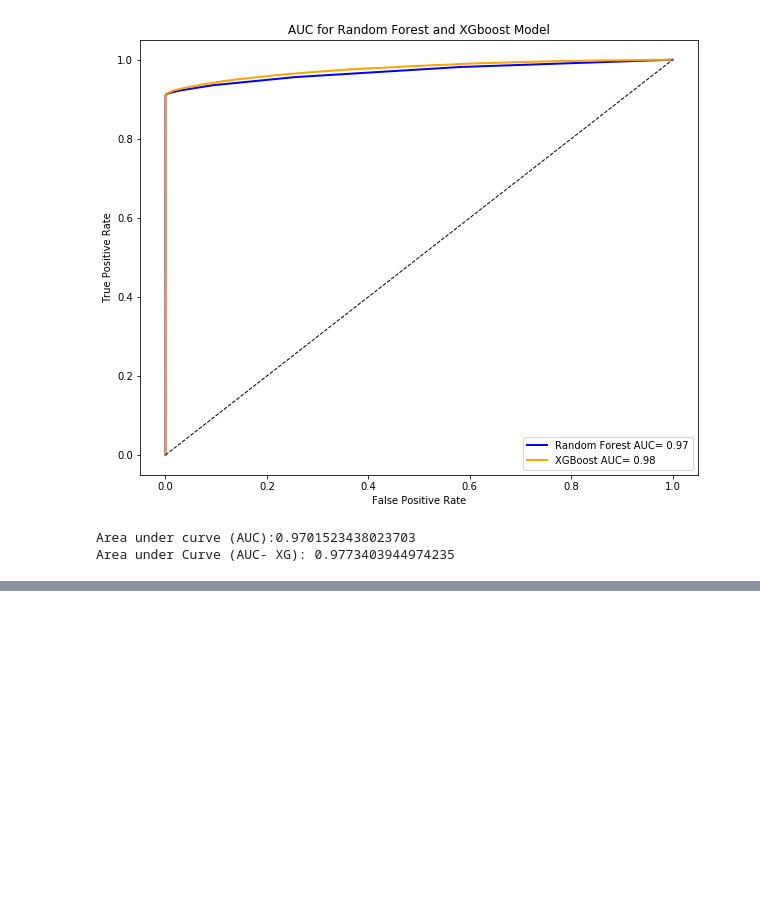
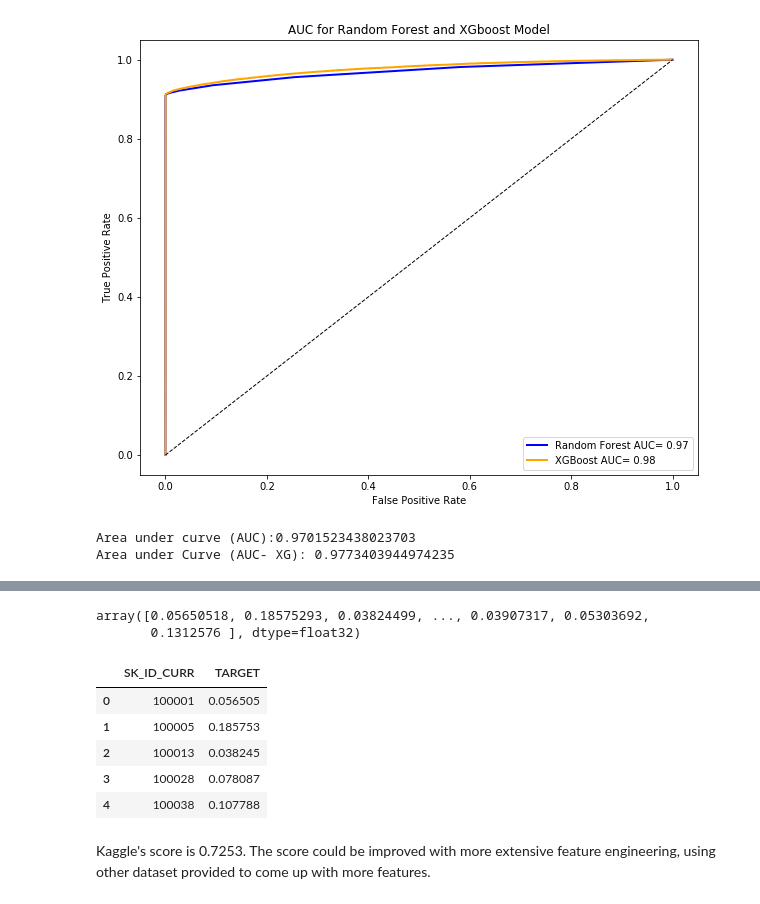
Before and after one commit to terrancexia/Home-Credit-Default-Risk-, a Jupyter notebook: Home Credit Default Risk.ipynb, the cells around one changed output, grey strips where cells are left out. Drawn from its saved outputs; the diff is of its cells as text; code cells hidden in the pictures; blank space fills up the shorter version.

```diff
--- a/Home Credit Default Risk.ipynb
+++ b/Home Credit Default Risk.ipynb
@@ -2057,0 +2092,3 @@ Based on the above model evaluation, both Random Forest and Optimized XGboost ha
+# %%
+#predict the target using xg5 model on the test data without target
+target_predtict = xg5.predict_proba(app_test4.values)
@@ -2057,0 +2105,19 @@ Based on the above model evaluation, both Random Forest and Optimized XGboost ha
+# %%
+#sanity check
+target_predtict[:,1]
+# %% [output]
+array([0.05650518, 0.18575293, 0.03824499, ..., 0.03907317, 0.05303692,
+       0.1312576 ], dtype=float32)
+# %%
+#combined target_predict and app_test4 index into new dataframe
+tx_predict = pd.DataFrame({'SK_ID_CURR': app_test4.index,
+                          'TARGET':target_predtict[:,1]})
+# %%
+tx_predict.head()
+# %% [output]
+|  | SK_ID_CURR | TARGET |
+| 0 | 100001 | 0.056505 |
+| 1 | 100005 | 0.185753 |
+| 2 | 100013 | 0.038245 |
+| 3 | 100028 | 0.078087 |
+| 4 | 100038 | 0.107788 |
@@ -2057,0 +2127,2 @@ Based on the above model evaluation, both Random Forest and Optimized XGboost ha
+# %% [markdown]
+Kaggle's score is 0.7253. The score could be improved with more extensive feature engineering, using other dataset provided to come up with more features.
```
Also changed, not shown: parts of 14 cells of this notebook.
